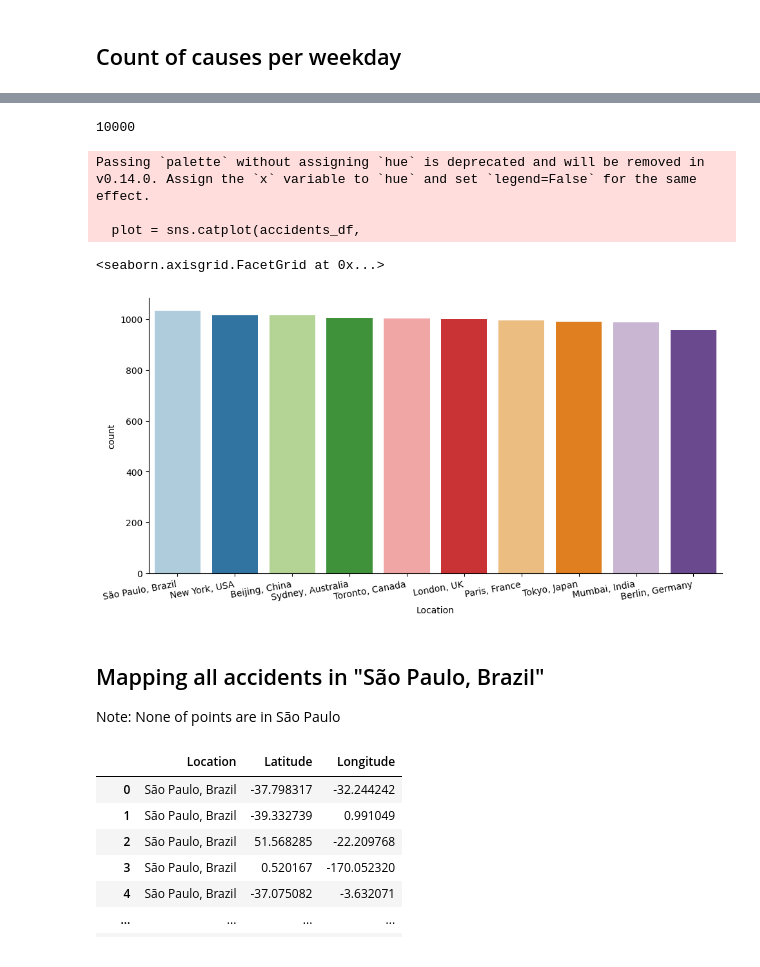
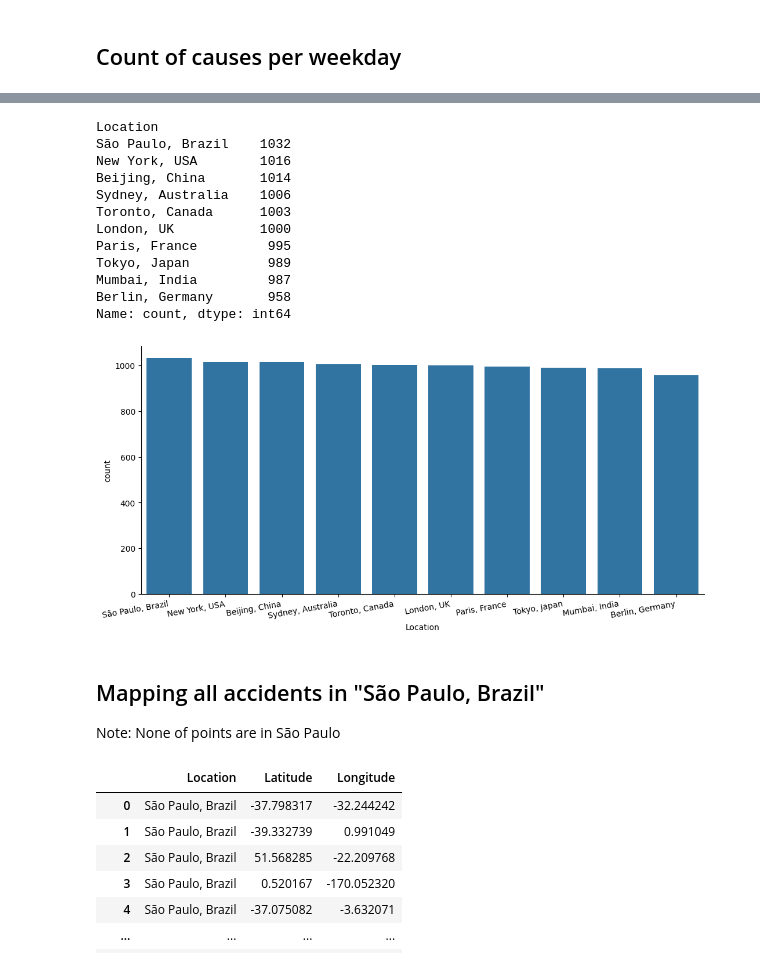
Before and after one commit to jvitsilva/Statistics_for_Data-Science, a Jupyter notebook: global_traffic_accidents.ipynb, the cells around one changed output, grey strips where cells are left out. Cells and saved outputs as stored; diff of their text form; code cells hidden in the pictures.

```diff
--- a/global_traffic_accidents.ipynb
+++ b/global_traffic_accidents.ipynb
@@ -11,7 +17,7 @@ import plotly.express as px
 # %% [markdown]
 <h2>Load the dataset and view all lines</h2>
 # %%
-csv = pd.read_csv('global_traffic_accidents.csv')
+csv = pd.read_csv('csv\global_traffic_accidents.csv')
 accidents_df = pd.DataFrame(csv)
 accidents_df
 # %% [output]
@@ -119 +132,4 @@ plot.set_titles("Count of accidents ")
+# %%
+# Convertendo valores infinitos para NaN
+accidents_df.replace([float("inf"), -float("inf")], pd.NA, inplace=True)
 # %%
@@ -202,22 +232,31 @@ Name: count, dtype: int64
-# %%
-accidents_df['Accident ID'].value_counts().sum()
-# %% [output]
-10000
+# %%
+# Location with more accidents
+accidents_df['Location'].value_counts()
+# %% [output]
+Location
+São Paulo, Brazil    1032
+New York, USA        1016
+Beijing, China       1014
+Sydney, Australia    1006
+Toronto, Canada      1003
+London, UK           1000
+Paris, France         995
+Tokyo, Japan          989
+Mumbai, India         987
+Berlin, Germany       958
+Name: count, dtype: int64
 # %%
+# Using Seaborn to plot
 plot = sns.catplot(accidents_df,
                    x='Location',
                    kind='count',
-                   order=accidents_df.Location.value_counts().index,
-                   palette="Paired")
+                   order=accidents_df.Location.value_counts().index)
 plot.figure.set_size_inches(12,5)
 plot.set_xticklabels(rotation=10, ha='right')
+plt.show()
 # %% [output]
-Passing `palette` without assigning `hue` is deprecated and will be removed in v0.14.0. Assign the `x` variable to `hue` and set `legend=False` for the same effect.
-
-  plot = sns.catplot(accidents_df,
-<seaborn.axisgrid.FacetGrid at 0x...>
-[figure, old version]
+[figure, new version]
 # %% [markdown]
-<h2>Mapping all accidents in "São Paulo, Brazil"</h2>
-<p>Note: None of points are in São Paulo</p>
+## Mapping all accidents in "São Paulo, Brazil"
+Note: None of points are in São Paulo
 # %%
```
Also changed, not shown: parts of 28 cells of this notebook, 6 other files.
